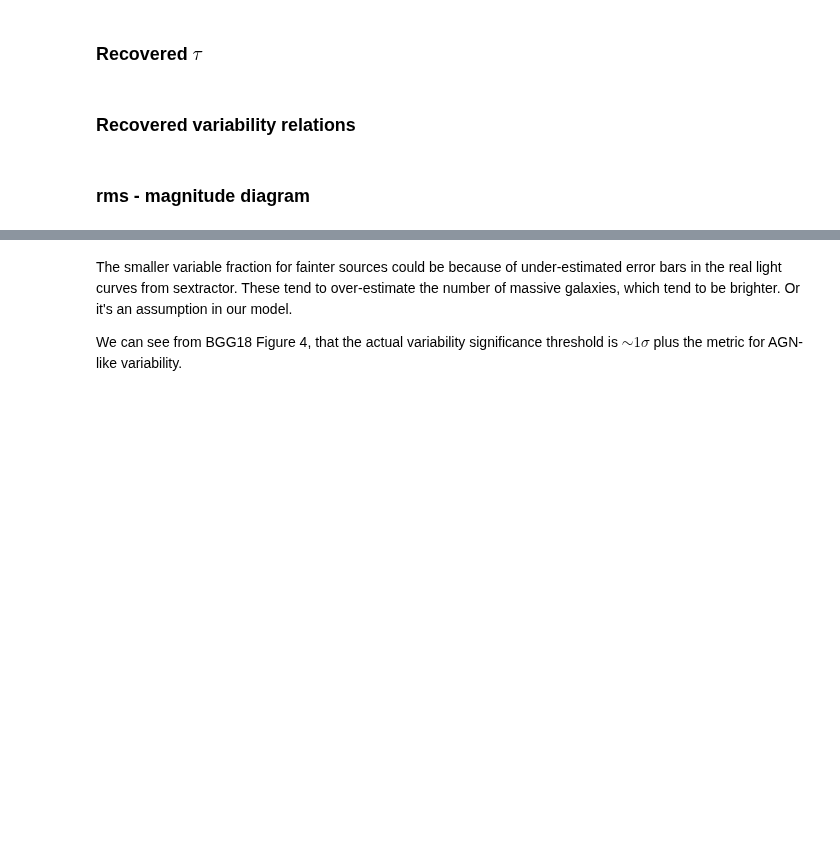
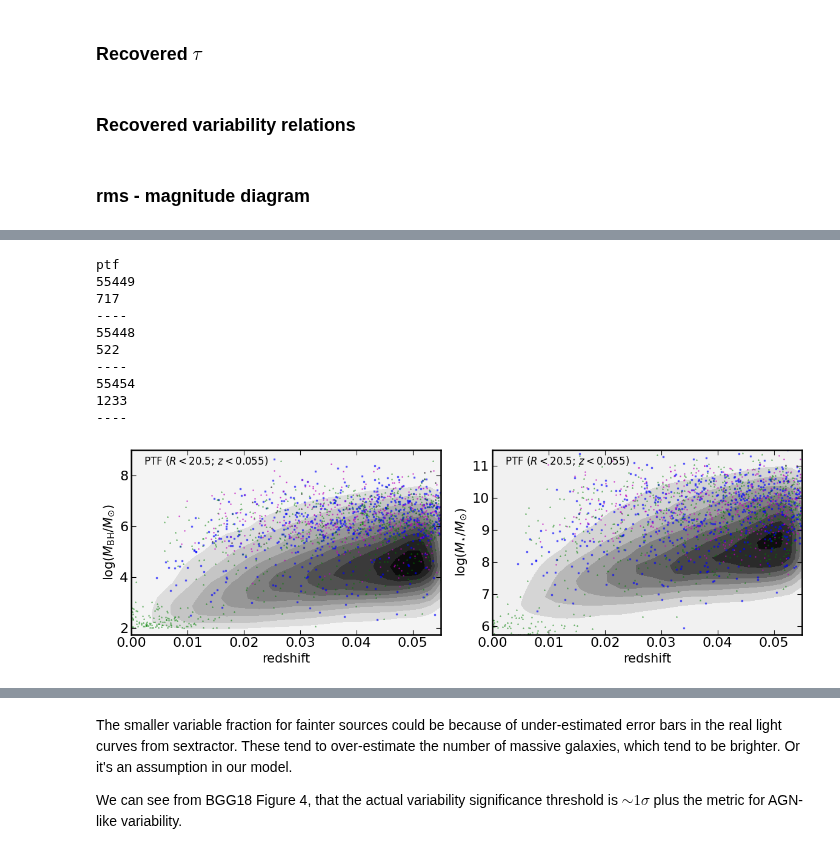
Before and after one commit to burke86/imbh_forecast, a Jupyter notebook: forecast.ipynb, the cells around one changed output, grey strips where cells are left out. Drawn from its saved outputs; the diff is of its cells as text; code cells hidden in the pictures; blank space fills up the shorter version.

```diff
--- a/forecast.ipynb
+++ b/forecast.ipynb
@@ -1280,8 +1244,5 @@ for k, (key, s) in enumerate(samples.items()):
 # %%
-def plot_massredshift(j=0, logmass_sys_err=0.3):
-
-    colors = ['m','b','g']
-    markers = ['o','s','^']
+def plot_massredshift(j=0, logmass_sys_err=0.3, thin=1):
 
     labels = {'ptf':fr'PTF ($R < {m_5["ptf"]}$; $z < {zmaxes["ptf"]}$)',
               'lsst':fr'LSST ($g < {m_5["lsst"]}$; $z < {zmaxes["lsst"]}$)',
@@ -1297,7 +1258,7 @@ def plot_massredshift(j=0, logmass_sys_err=0.3):
         band = bands[key]
         print(key)
         label = labels[key]
-        seed_keys = list(pars[key]['seed_dict'].keys())
+        seed_keys = list(pars[key]['seed_keys'])
 
         fig, axs = plt.subplots(1, 2, figsize=(6*2, 4))
 
@@ -1342,9 +1303,9 @@ def plot_massredshift(j=0, logmass_sys_err=0.3):
                 #               np.log10(s[f'M_BH_draw'][j,:ndraw_dim].value)[mask_mass_all & mask_sat],
                 #               color='gray', s=1, zorder=5)
 
-            axs[0].scatter(z[mask_mass & mask_var & mask_sat & mask_mag][::eta_here],
-                           np.log10(M_BH_all)[mask_mass & mask_var & mask_sat & mask_mag][::eta_here],
-                           color=colors[i], marker=markers[i], alpha=0.5, s=1)
+            axs[0].scatter(z[mask_mass & mask_var & mask_sat & mask_mag][::thin],
+                           np.log10(M_BH_all)[mask_mass & mask_var & mask_sat & mask_mag][::thin],
+                           color=colors[seed], marker=markers[seed], alpha=0.5, s=1)
 
             axs[0].set_ylim(1.75, 9)
             #axs[0].set_xlim(0, s['zmax'])
@@ -1370,36 +1331,48 @@ def plot_massredshift(j=0, logmass_sys_err=0.3):
                 f = np.reshape(kernel(positions).T, xx.shape)
 
                 cfset = axs[1].contourf(xx, yy, f, levels=10, cmap='binary')
 
-            axs[1].scatter(z[mask_mass & mask_var & mask_sat & mask_mag][::eta_here],
-                           log_M_star[mask_mass & mask_var & mask_sat & mask_mag][::eta_here],
-                           color=colors[i], marker=markers[i], alpha=0.5, s=1)
+            axs[1].scatter(z[mask_mass & mask_var & mask_sat & mask_mag][::thin],
+                           log_M_star[mask_mass & mask_var & mask_sat & mask_mag][::thin],
+                           color=colors[seed], marker=markers[seed], alpha=0.5, s=1)
 
             print(len(np.log10(M_star)[mask_mass & mask_var & mask_sat]))
             print('----')
 
             axs[1].set_ylim(5.75, 11.5)
             #axs[1].set_xlim(0, s['zmax'])
             #axs[1].set_yscale('log')
             axs[1].set_xlabel(r'redshift')
             axs[1].set_ylabel(r'$\log(M_{\star}/M_{\odot})$')
 
             if i == 0:
                 axs[1].text(0.04, 0.92, label, fontsize=12, transform=axs[1].transAxes)
 
             #ax.legend(fontsize=12)
 
             for ax in axs:
                 ax.tick_params(axis='both', which='both', direction='in', labelsize=16)
                 ax.tick_params(axis='both', which='major', length=6)
                 ax.tick_params(axis='both', which='minor', length=3)
                 ax.yaxis.set_ticks_position('both')
                 ax.xaxis.set_ticks_position('both')
 
             fig.tight_layout()
             fig.savefig(f'massredshift_{key}.pdf', dpi=300)
 
 plot_massredshift()
+# %% [output]
+ptf
+55449
+717
+----
+55448
+522
+----
+55454
+1233
+----
+[figure, added]
 # %%
 ## NSA limit is R ~ 17.7, but PTF limit is R ~20.5 - 21.5
 # %%
```
Also changed, not shown: parts of 29 cells of this notebook, 1 other file.
